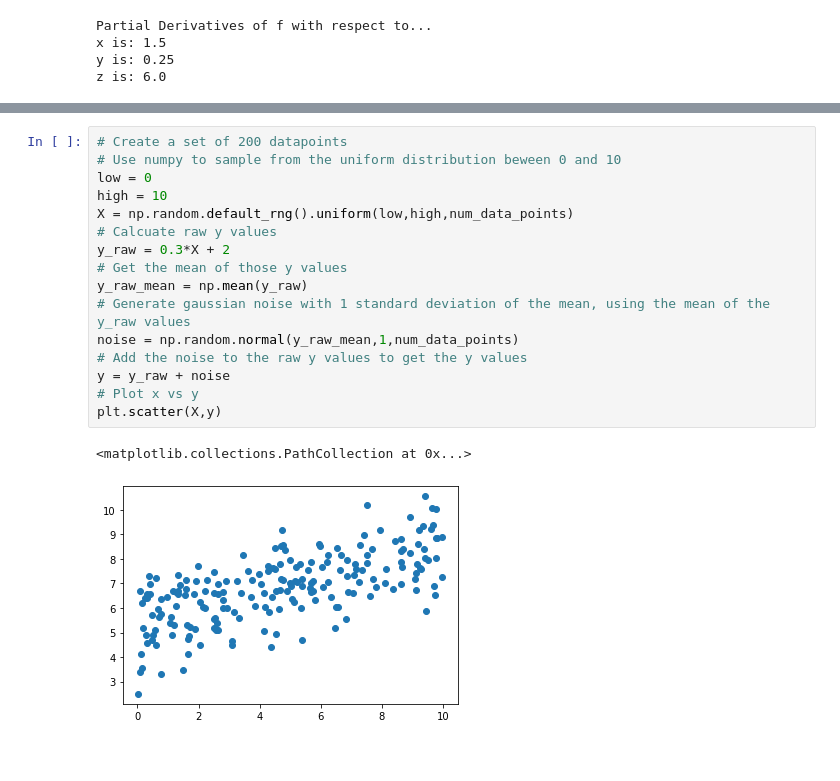
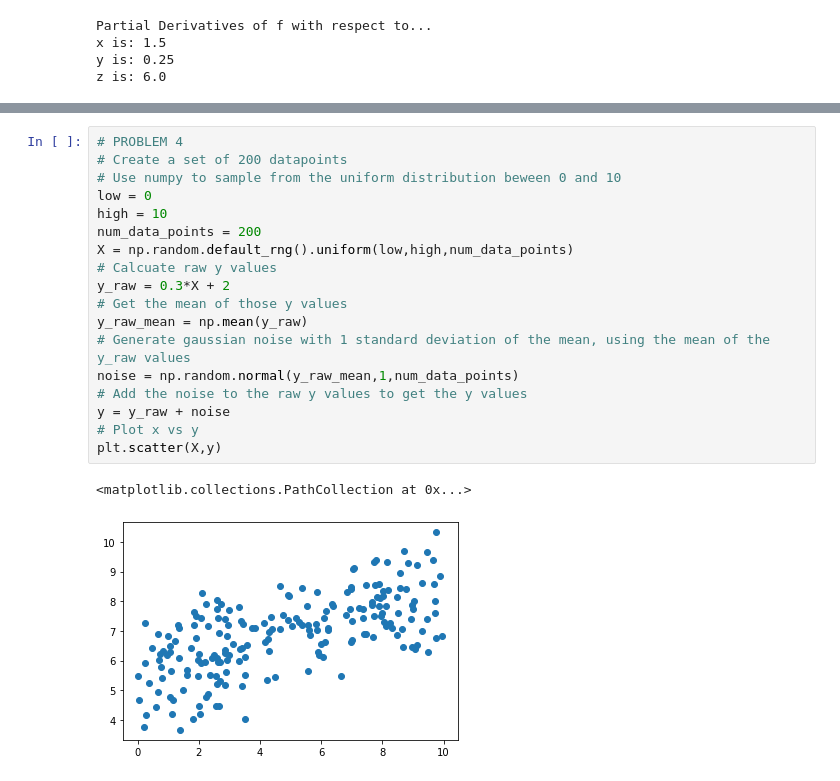
Before and after one commit to andymbryant/e89, a Jupyter notebook: week2/assignment2.ipynb, the cells around one changed output, grey strips where cells are left out. Drawn from its saved outputs; the diff is of its cells as text.

```diff
--- a/week2/assignment2.ipynb
+++ b/week2/assignment2.ipynb
@@ -75,20 +74,22 @@ y is: 0.19395087659358978
 # %%
+# PROBLEM 4
 # Create a set of 200 datapoints
 # Use numpy to sample from the uniform distribution beween 0 and 10
 low = 0
 high = 10
+num_data_points = 200
 X = np.random.default_rng().uniform(low,high,num_data_points)
 # Calcuate raw y values
 y_raw = 0.3*X + 2
 # Get the mean of those y values
 y_raw_mean = np.mean(y_raw)
 # Generate gaussian noise with 1 standard deviation of the mean, using the mean of the y_raw values
 noise = np.random.normal(y_raw_mean,1,num_data_points)
 # Add the noise to the raw y values to get the y values
 y = y_raw + noise
 # Plot x vs y
 plt.scatter(X,y)
 # %% [output]
 <matplotlib.collections.PathCollection at 0x...>
-[figure, old version]
+[figure, new version]
 # %%
```
Also changed, not shown: parts of 4 cells of this notebook, 1 other file.
